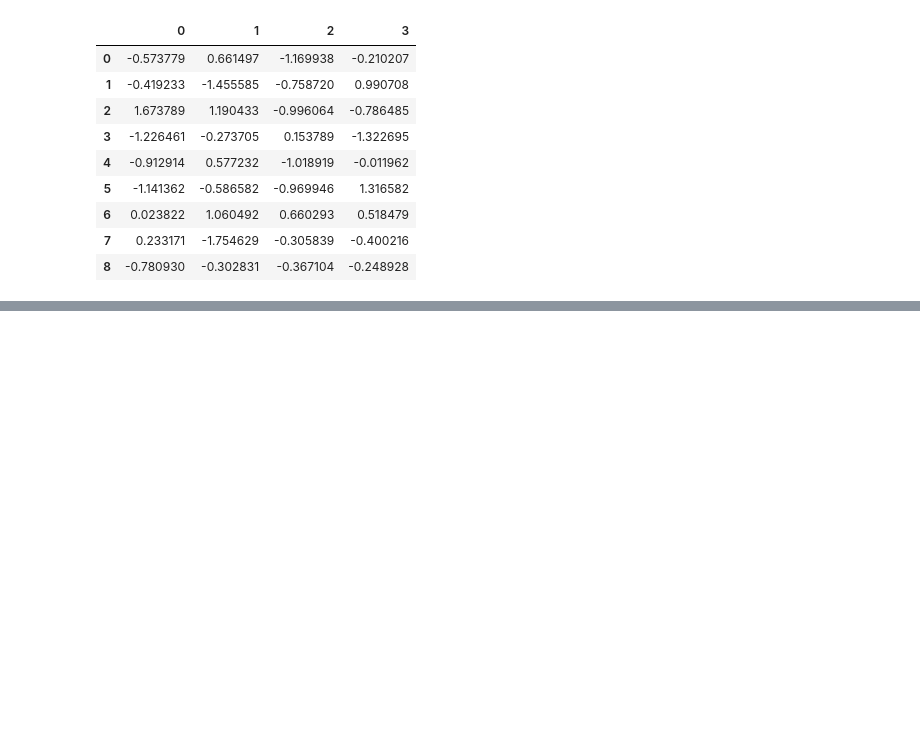
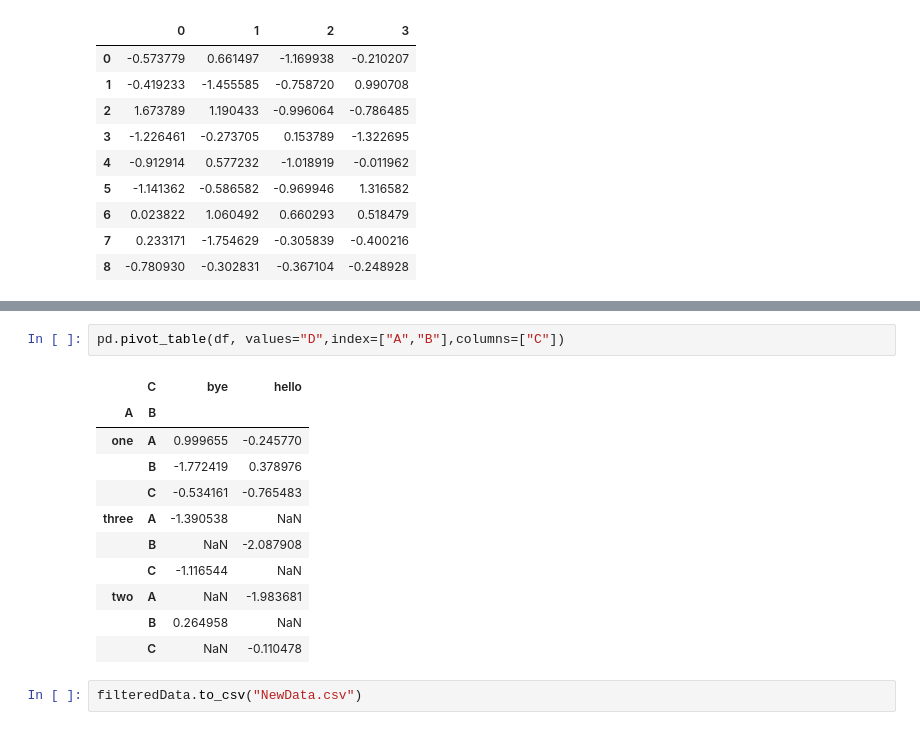
Before and after one commit to DeepanshuPasrija/Python02082021, a Jupyter notebook: pandas.ipynb, the cells around one changed output, grey strips where cells are left out. Saved outputs shown, nothing was run; the diff lists cells and outputs as text; blank space fills up the shorter version.

```diff
--- a/pandas.ipynb
+++ b/pandas.ipynb
@@ -408,0 +474,16 @@ output
+# %%
+pd.pivot_table(df, values="D",index=["A","B"],columns=["C"])
+# %% [output]
+|  | C | bye | hello |
+| A | B |  |  |
+| one | A | 0.999655 | -0.245770 |
+|  | B | -1.772419 | 0.378976 |
+|  | C | -0.534161 | -0.765483 |
+| three | A | -1.390538 | NaN |
+|  | B | NaN | -2.087908 |
+|  | C | -1.116544 | NaN |
+| two | A | NaN | -1.983681 |
+|  | B | 0.264958 | NaN |
+|  | C | NaN | -0.110478 |
+# %%
+filteredData.to_csv("NewData.csv")
```
Also changed, not shown: parts of 4 cells of this notebook.
